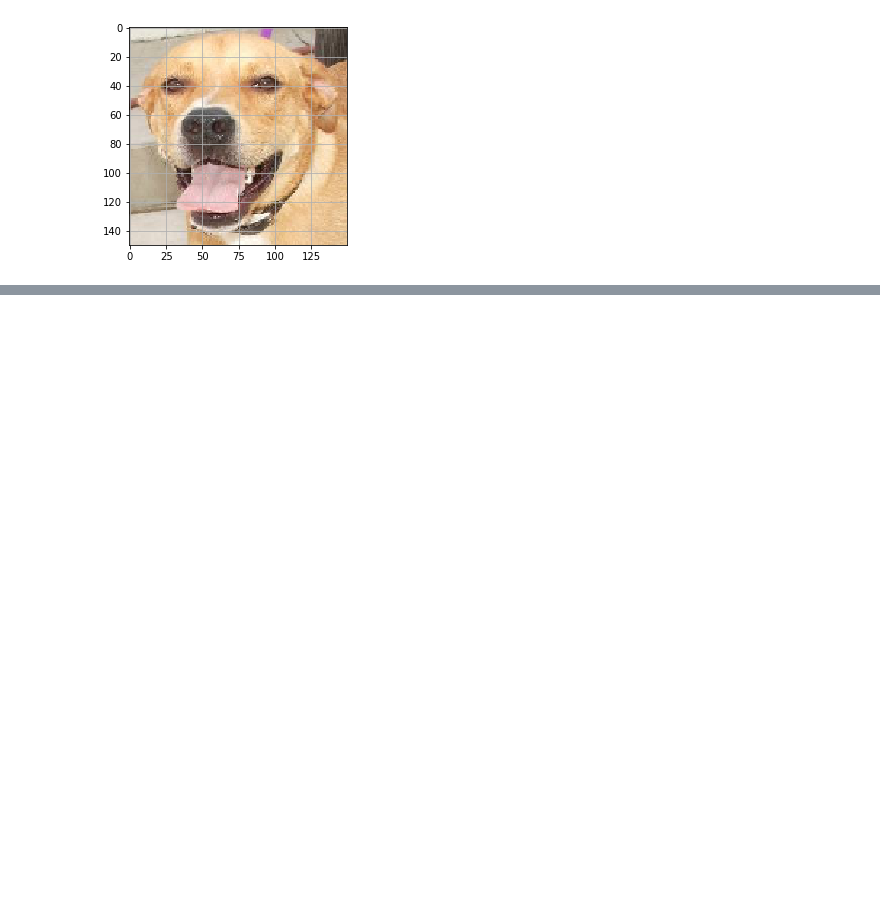
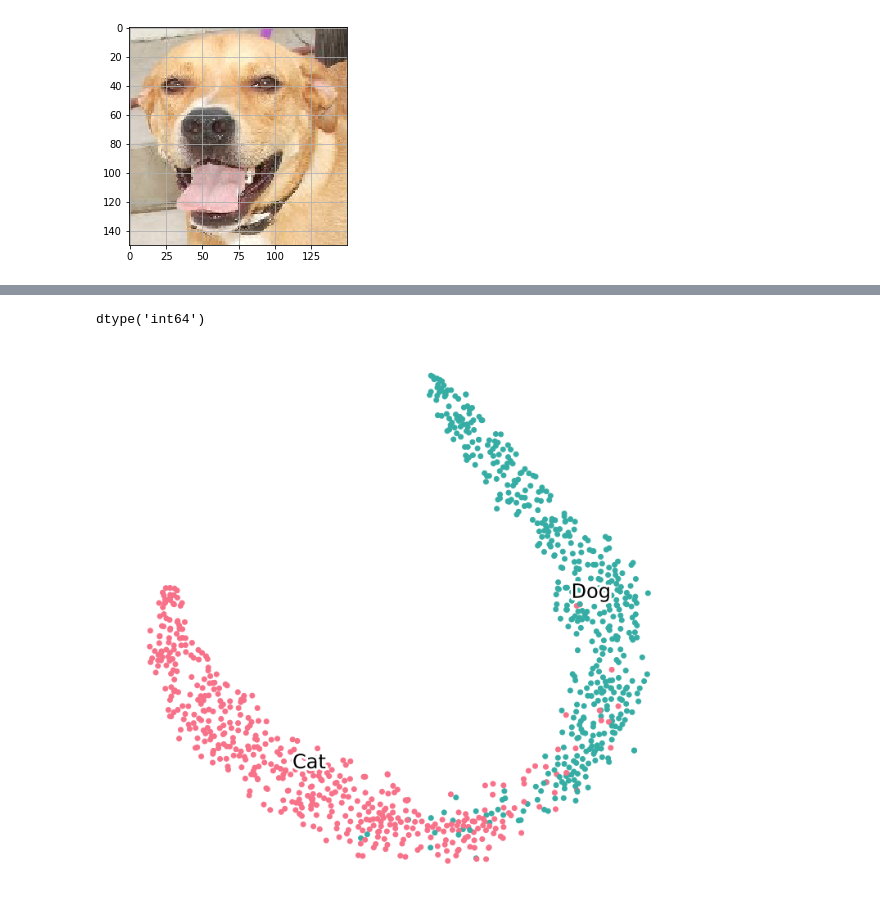
Before and after one commit to PianJF/Machine-Learning-, a Jupyter notebook: Assignment 3/Q4.ipynb, the cells around one changed output, grey strips where cells are left out. Cells and saved outputs as stored; diff of their text form; code cells hidden in the pictures; blank space fills up the shorter version.

Commit message:
show tsne figure

```diff
--- a/Assignment 3/Q4.ipynb
+++ b/Assignment 3/Q4.ipynb
@@ -165,0 +217,3 @@ plt.show()
+# %%
+images, labels = next(validation_generator)
+activations = activation_model.predict(images)
@@ -165,0 +244,36 @@ plt.show()
+# %%
+class_names = ["Cat", "Dog"]
+
+def data_scatter(vecs, labels):
+    # choose a color palette with seaborn.
+    num_classes = len(np.unique(labels))
+    palette = np.array(sns.color_palette("husl", num_classes))
+
+    # create a scatter plot.
+    f = plt.figure(figsize=(12, 12))
+    ax = plt.subplot(aspect='equal')
+    sc = ax.scatter(vecs[:, 0], vecs[:, 1], c=palette[labels])
+    plt.xlim(-25, 25)
+    plt.ylim(-25, 25)
+    ax.axis('off')
+    ax.axis('tight')
+
+
+    for idx in range(num_classes):
+
+        # Place label at median position of vectors with corresponding label
+
+        x_coord, y_coord = np.median(vecs[labels == idx, :], axis=0)
+        txt = ax.text(x_coord, y_coord, class_names[idx], fontsize=24)
+        # plot class index black with white contour
+        txt.set_path_effects([
+            PathEffects.Stroke(linewidth=6, foreground="w"),
+            PathEffects.Normal()])
+# %%
+from sklearn.manifold import TSNE
+import time
+time_start = time.time()
+
+cat_dog_tsne = TSNE(random_state=42).fit_transform(activations)
+
+print('t-SNE done! Time elapsed: {} seconds'.format(time.time() - time_start))
@@ -165,0 +282,10 @@ plt.show()
+# %%
+labels = labels.astype(int)
+# %%
+labels.dtype
+# %% [output]
+dtype('int64')
+# %%
+data_scatter(cat_dog_tsne, labels)
+# %% [output]
+[figure, added]
```
Also changed, not shown: parts of 17 cells of this notebook.
